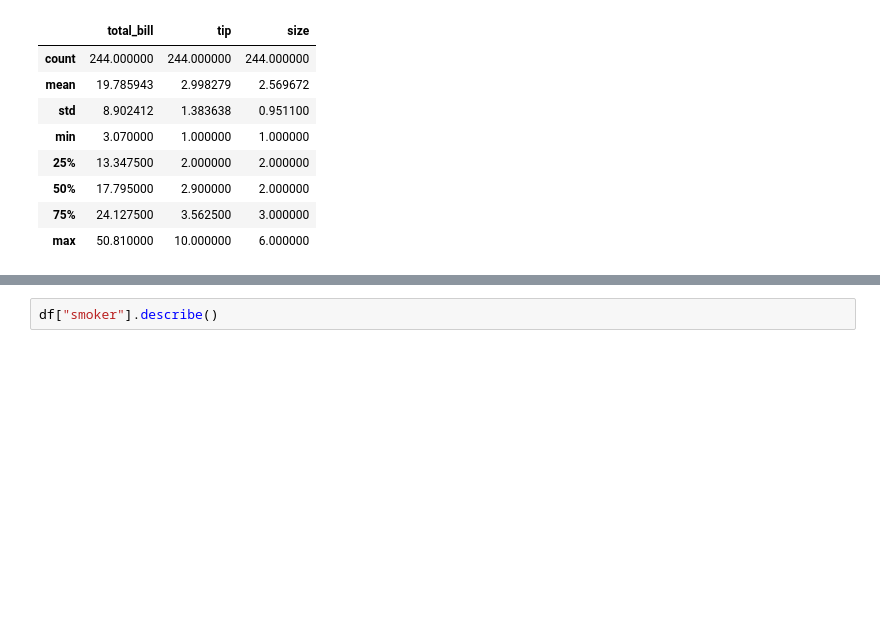
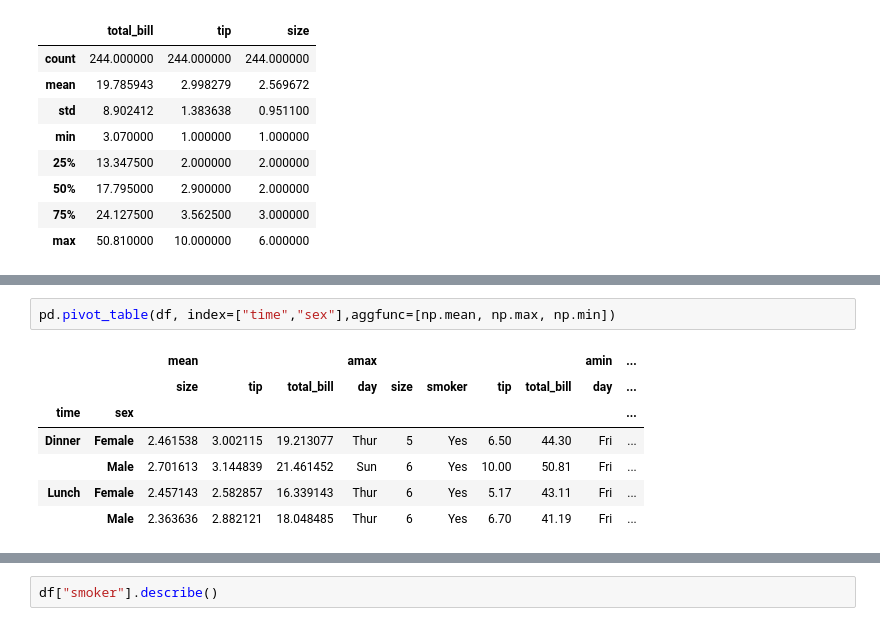
Before and after one commit to Crkonova76/Fundamentals-of-Data-Analysis_Assessment-2019, a Jupyter notebook: Tips_dataset.ipynb, the cells around one changed output, grey strips where cells are left out. Cells and saved outputs as stored; diff of their text form; blank space fills up the shorter version.

Commit message:
Pivot Tables

```diff
--- a/Tips_dataset.ipynb
+++ b/Tips_dataset.ipynb
@@ -85,0 +99,10 @@ df.describe()
+# %%
+pd.pivot_table(df, index=["time","sex"],aggfunc=[np.mean, np.max, np.min])
+# %% [output]
+|  |  | mean |  |  | amax |  |  |  |  | amin | ... |
+|  |  | size | tip | total_bill | day | size | smoker | tip | total_bill | day | ... |
+| time | sex |  |  |  |  |  |  |  |  |  | ... |
+| Dinner | Female | 2.461538 | 3.002115 | 19.213077 | Thur | 5 | Yes | 6.50 | 44.30 | Fri | ... |
+|  | Male | 2.701613 | 3.144839 | 21.461452 | Sun | 6 | Yes | 10.00 | 50.81 | Fri | ... |
+| Lunch | Female | 2.457143 | 2.582857 | 16.339143 | Thur | 6 | Yes | 5.17 | 43.11 | Fri | ... |
+|  | Male | 2.363636 | 2.882121 | 18.048485 | Thur | 6 | Yes | 6.70 | 41.19 | Fri | ... |
```
Also changed, not shown: parts of 6 cells of this notebook.
